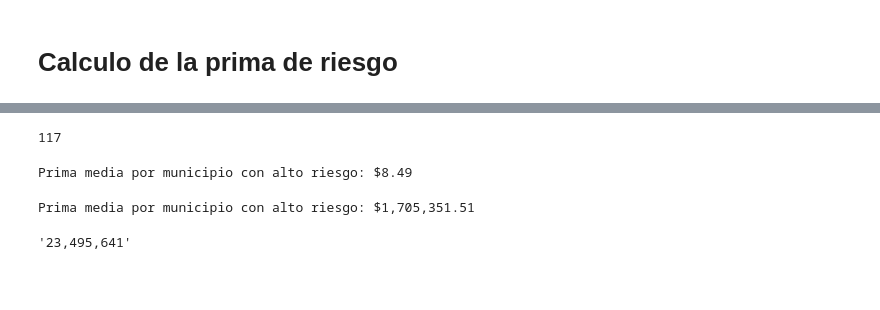
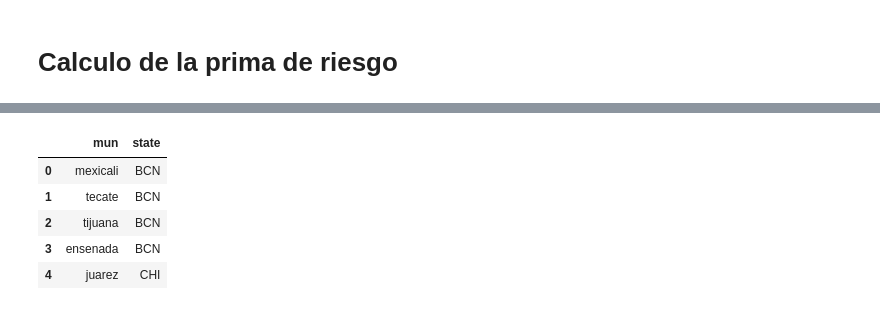
Before and after one commit to gerdm/machine_learning, a Jupyter notebook: analyses/Analysis_siniestros.ipynb, the cells around one changed output, grey strips where cells are left out. Drawn from its saved outputs; the diff is of its cells as text; code cells hidden in the pictures; blank space fills up the shorter version.

```diff
--- a/analyses/Analysis_siniestros.ipynb
+++ b/analyses/Analysis_siniestros.ipynb
@@ -177,3 +241,5 @@ Leemos archivo de alto riesgo por municipio
 # %%
 mun_high_risk = pd.read_csv("./data/high_risk.csv")
-mun_high_risk = mun_high_risk["mun"].values.tolist()
+mun_high_risk.mun = [m.lower().strip() for m in mun_high_risk["mun"].values.tolist()]
+mun_high_risk.mun = [correct_article_word(m) for m in mun_high_risk.mun]
+mun_high_risk.state = [state.replace("-", "").strip() for state in mun_high_risk.state]
@@ -192,16 +246,9 @@ for row in mun_density[["municipio", "total"]].iterrows():
-# %%
-count_municipalities
-# %% [output]
-117
-# %%
-print(f"Prima media por municipio con alto riesgo: ${np.mean(Sv)/total_municipalities:,.2f}")
-# %% [output]
-Prima media por municipio con alto riesgo: $8.49
-# %%
-print(f"Prima media por municipio con alto riesgo: ${np.mean(Sv)/117:,.2f}")
-# %% [output]
-Prima media por municipio con alto riesgo: $1,705,351.51
-# %%
-f"{total_municipalities:,.0f}"
-# %% [output]
-'23,495,641'
+# %%
+mun_high_risk.head()
+# %% [output]
+|  | mun | state |
+| 0 | mexicali | BCN |
+| 1 | tecate | BCN |
+| 2 | tijuana | BCN |
+| 3 | ensenada | BCN |
+| 4 | juarez | CHI |
```
Also changed, not shown: parts of 39 cells of this notebook, 2 other files.
